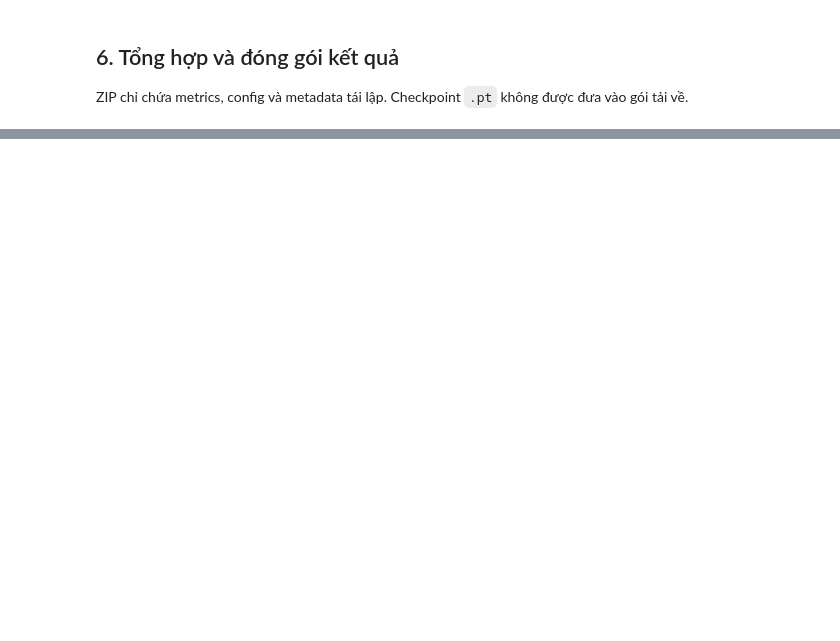
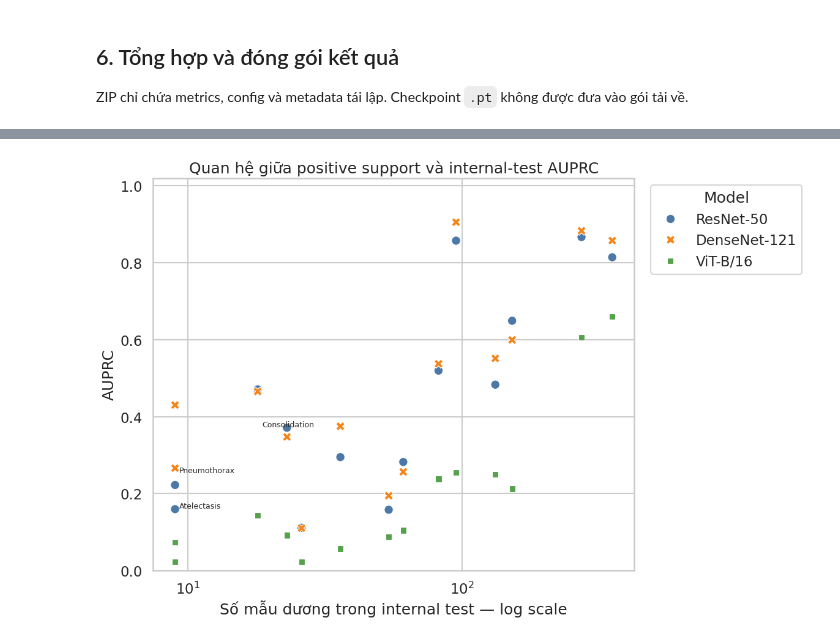
Before and after one commit to HuyDuongQuoc/DATH-HK261-explainable-cxr, a Jupyter notebook: notebooks/02_experiment.ipynb, the cells around one changed output, grey strips where cells are left out. Cells and saved outputs as stored; diff of their text form; code cells hidden in the pictures; blank space fills up the shorter version.

```diff
--- a/notebooks/02_experiment.ipynb
+++ b/notebooks/02_experiment.ipynb
@@ -593,0 +1199,69 @@ Notebook không tự động commit hoặc push bất kỳ file nào.
+# %%
+fig, ax = plt.subplots(figsize=(12, 8))
+
+sns.scatterplot(
+    data=per_class_df,
+    x="positive_count",
+    y="average_precision",
+    hue="Model",
+    hue_order=MODEL_ORDER,
+    palette=MODEL_COLORS,
+    style="Model",
+    s=110,
+    ax=ax,
+)
+
+ax.set_xscale("log")
+ax.set(
+    title="Quan hệ giữa positive support và internal-test AUPRC",
+    xlabel="Số mẫu dương trong internal test — log scale",
+    ylabel="AUPRC",
+    ylim=(0, 1.02),
+)
+
+rare_findings = {
+    "Atelectasis",
+    "Pneumothorax",
+    "Consolidation",
+}
+
+annotation_source = (
+    per_class_df[
+        per_class_df["finding"].isin(rare_findings)
+    ]
+    .groupby("finding", as_index=False)
+    .agg(
+        positive_count=("positive_count", "first"),
+        average_precision=("average_precision", "mean"),
+    )
+)
+
+for row in annotation_source.itertuples(index=False):
+    ax.annotate(
+        row.finding,
+        (row.positive_count, row.average_precision),
+        xytext=(5, 6),
+        textcoords="offset points",
+        fontsize=9,
+    )
+
+ax.legend(
+    title="Model",
+    bbox_to_anchor=(1.02, 1),
+    loc="upper left",
+)
+fig.tight_layout()
+
+fig.savefig(
+    FIGURE_ROOT / "04_class_support_vs_auprc.png",
+    dpi=300,
+    bbox_inches="tight",
+)
+fig.savefig(
+    FIGURE_ROOT / "04_class_support_vs_auprc.pdf",
+    bbox_inches="tight",
+)
+
+plt.show()
+# %% [output]
+[figure, added]
```
Also changed, not shown: parts of 18 cells of this notebook, 6 other files.
